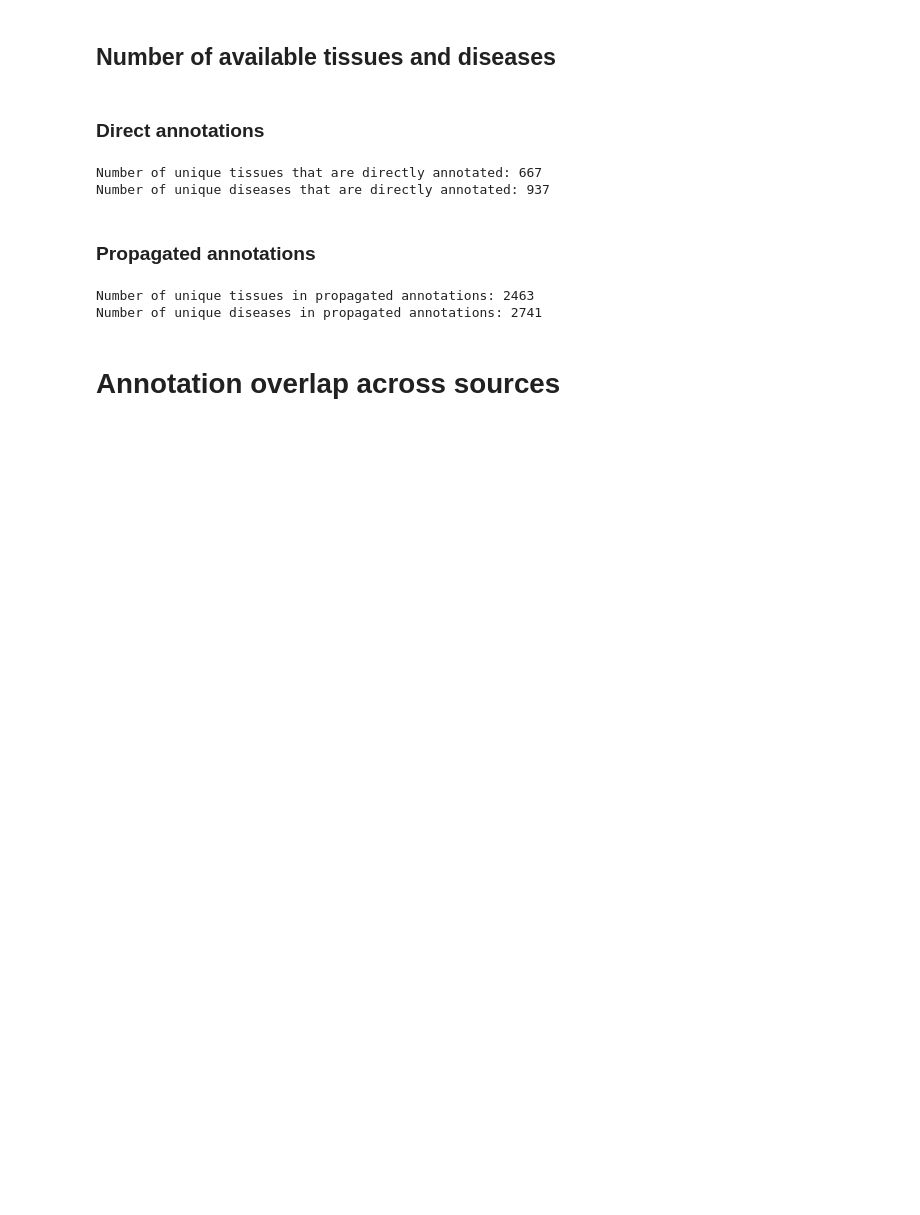
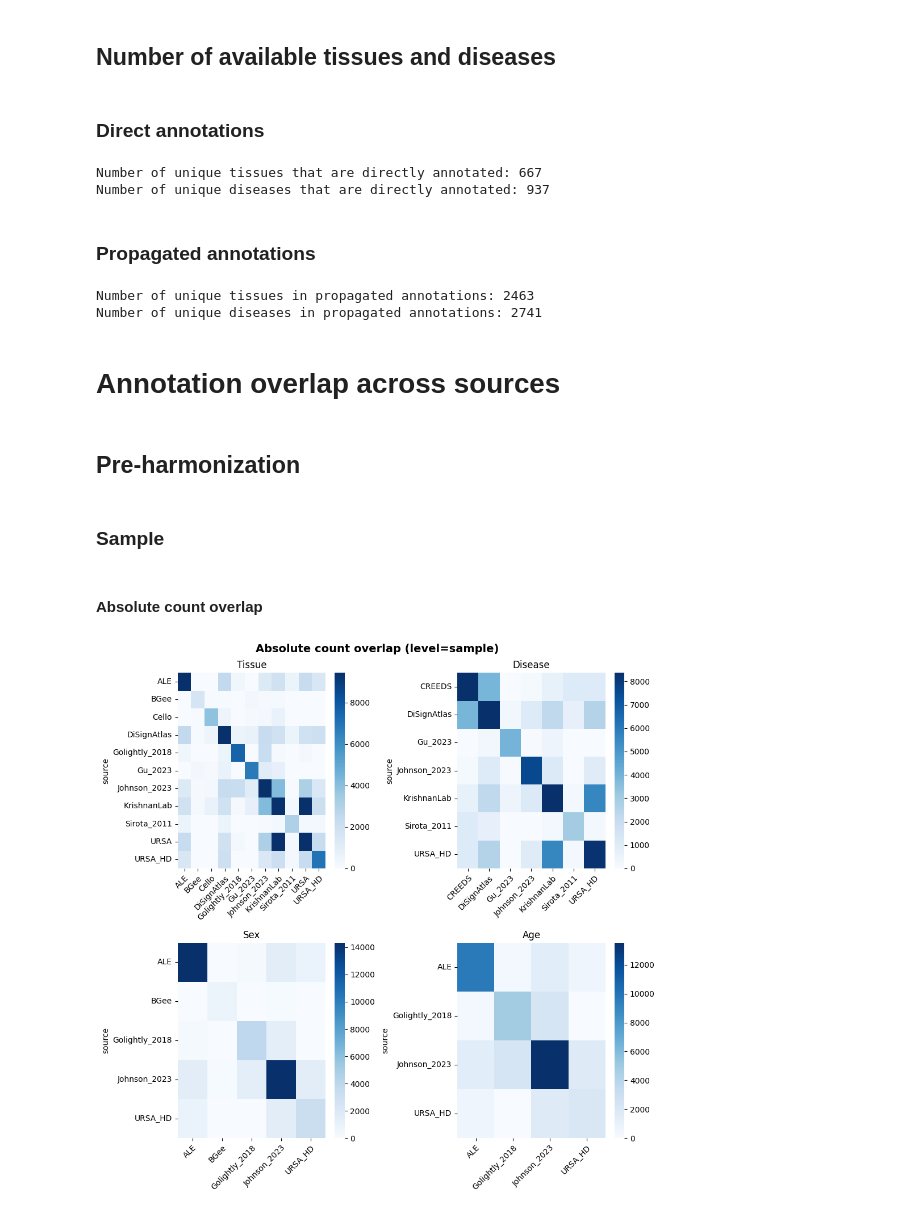
Before and after one commit to krishnanlab/meta-hq, a Jupyter notebook: notebook/manuscript_figures.ipynb, the cells around one changed output. Drawn from its saved outputs; the diff is of its cells as text; code cells hidden in the pictures; blank space fills up the shorter version.

Commit message:
feat(notebook): adds pre- vs post-harmonization source overlap comparison

```diff
--- a/notebook/manuscript_figures.ipynb
+++ b/notebook/manuscript_figures.ipynb
@@ -44,7 +48,10 @@ PLATFORMS_FILE = METADATA_DIR / "technologies.parquet"
 
 RESULTS_DIR: Path = Path("results")
 UNIQUE_PROPAGATED_TERMS: Path = RESULTS_DIR / "unique_propagated_tissue_disease_terms.txt"
-OVERLAP_RESULTS = list(RESULTS_DIR.glob("overlap*"))
+PRE_HARMONIZATION_RESULTS = RESULTS_DIR / "pre_harmonization"
+POST_HARMONIZATION_RESULTS = RESULTS_DIR / "post_harmonization"
+PRE_OVERLAP_RESULTS = list(PRE_HARMONIZATION_RESULTS.glob("overlap*"))
+POST_OVERLAP_RESULTS = list(POST_HARMONIZATION_RESULTS.glob("overlap*"))
 
 FIGURES_DIR: Path = Path("figures")
 
@@ -674,7 +638,7 @@ def match_pattern(text: str, pattern: str) -> str:
 
 
 def get_overlap_results(
-    dir: Path,
+    dir_: Path,
     overlap_type: str,
     level: Literal["sample", "series"],
     attribute_pattern: str = r"attribute-(tissue|disease|sex|age)",
@@ -685,7 +649,7 @@ def get_overlap_results(
 ) -> dict[str, pl.DataFrame]:
     results: dict[str, pl.DataFrame] = {}
 
-    files = list(RESULTS_DIR.glob(f"{overlap_type}*"))
+    files = list(dir_.glob(f"{overlap_type}*"))
 
     for file in files:
 
@@ -766,3 +773,42 @@ def plot_overlap_heatmap(
         plt.savefig(outfile, dpi=400)
 
     plt.show()
+# %% [markdown]
+## Pre-harmonization
+# %% [markdown]
+### Sample
+# %%
+# collect results
+pre_sample_overlap_count = get_overlap_results(
+    PRE_HARMONIZATION_RESULTS,
+    overlap_type="overlap_count",
+    level="sample",
+)
+
+pre_sample_overlap_percent = get_overlap_results(
+    PRE_HARMONIZATION_RESULTS,
+    overlap_type="overlap_percent",
+    level="sample",
+)
+
+pre_sample_overlap_pmi = get_overlap_results(
+    PRE_HARMONIZATION_RESULTS,
+    overlap_type="overlap_count",
+    level="sample",
+    pmi=True,
+    method="norm",
+)
+# %% [markdown]
+#### Absolute count overlap
+# %%
+plot_overlap_heatmap(
+    pre_sample_overlap_count,
+    order=OVERLAP_ORDER,
+    cmap=OVERLAP_CMAP,
+    vmax_percentile=95,
+    title="Absolute count overlap (level=sample)",
+    save=True,
+    outfile=FIGURES_DIR / "pre_harmonization_overlap__level-sample__metric-counts.png"
+)
+# %% [output]
+[figure, added]
```
Also changed, not shown: parts of 84 cells of this notebook, 13 other files.
